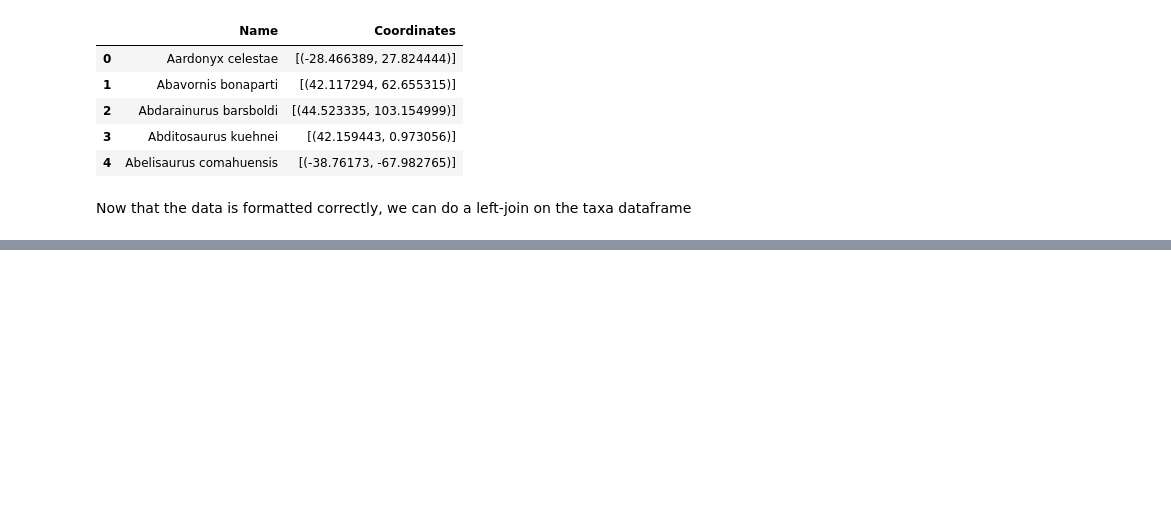
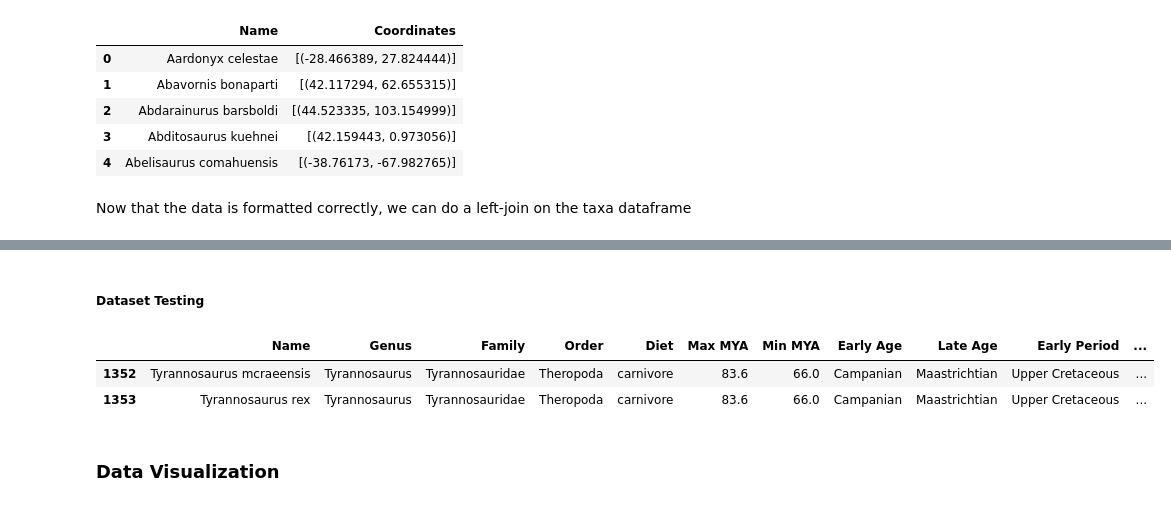
Before and after one commit to vgedejer/Paleo-Analysis, a Jupyter notebook: notebooks/dinosauria-analysis-notebook.ipynb, the cells around one changed output, grey strips where cells are left out. Drawn from its saved outputs; the diff is of its cells as text; code cells hidden in the pictures; blank space fills up the shorter version.

Commit message:
Adding Section Headers and Starting Data Visualization Portion

```diff
--- a/notebooks/dinosauria-analysis-notebook.ipynb
+++ b/notebooks/dinosauria-analysis-notebook.ipynb
@@ -191,3 +191,14 @@ species.head()
 | 2 | Zuniceratops christopheri | Zuniceratops | NO_FAMILY_SPECIFIED | NO_ORDER_SPECIFIED | herbivore | 93.9 | 89.8 | Turonian | Turonian | Upper Cretaceous | ... |
 | 3 | Bagaceratops rozhdestvenskyi | Bagaceratops | Protoceratopsidae | NO_ORDER_SPECIFIED | herbivore | 83.6 | 72.1 | Campanian | Campanian | Upper Cretaceous | ... |
 | 4 | Breviceratops kozlowskii | Breviceratops | Protoceratopsidae | NO_ORDER_SPECIFIED | herbivore | 83.6 | 72.1 | Campanian | Campanian | Upper Cretaceous | ... |
+# %% [markdown]
+##### Dataset Testing
+# %%
+matyas = species.loc[species['Genus'] == 'Tyrannosaurus']
+matyas
+# %% [output]
+|  | Name | Genus | Family | Order | Diet | Max MYA | Min MYA | Early Age | Late Age | Early Period | ... |
+| 1352 | Tyrannosaurus mcraeensis | Tyrannosaurus | Tyrannosauridae | Theropoda | carnivore | 83.6 | 66.0 | Campanian | Maastrichtian | Upper Cretaceous | ... |
+| 1353 | Tyrannosaurus rex | Tyrannosaurus | Tyrannosauridae | Theropoda | carnivore | 83.6 | 66.0 | Campanian | Maastrichtian | Upper Cretaceous | ... |
+# %% [markdown]
+### **Data Visualization**
```
Also changed, not shown: parts of 2 cells of this notebook.
